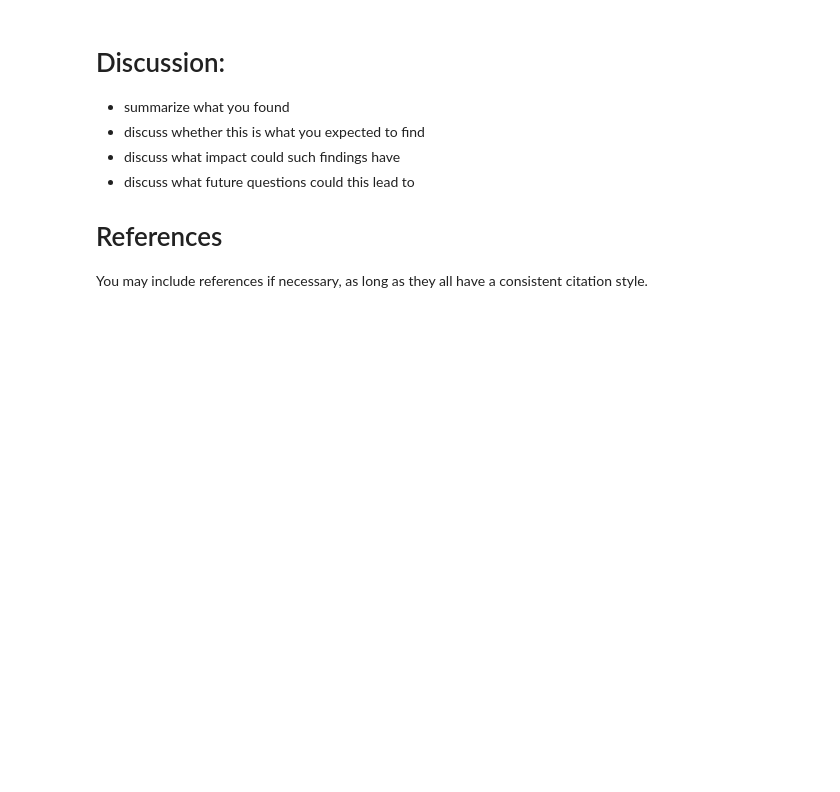
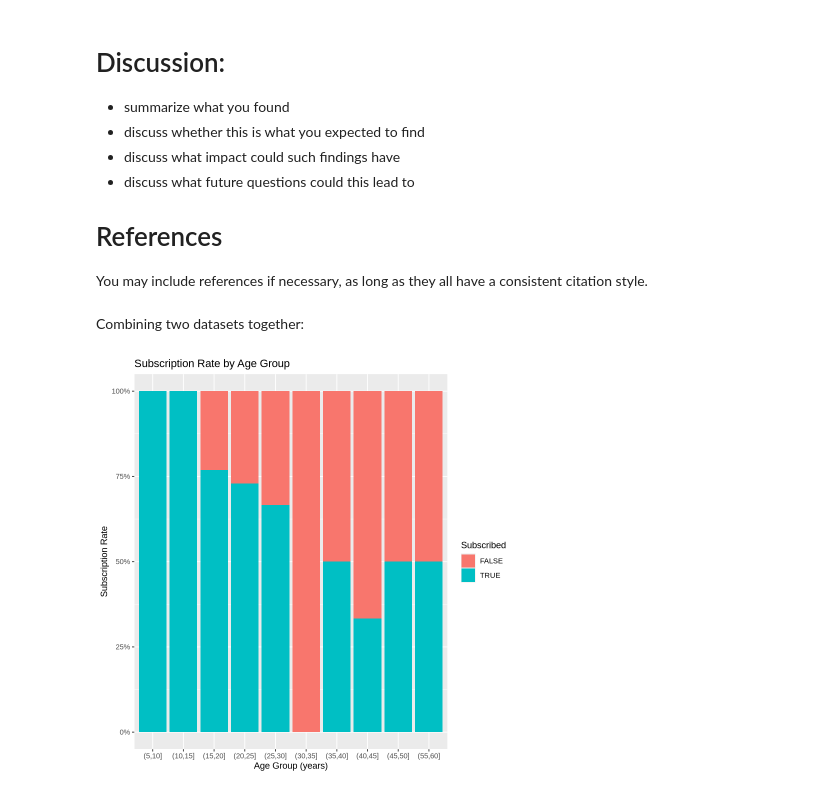
Before and after one commit to calentynes/dsci_group_project, a Jupyter notebook: group_project.ipynb, the cells around one changed output. Drawn from its saved outputs; the diff is of its cells as text; code cells hidden in the pictures; blank space fills up the shorter version.

```diff
--- a/group_project.ipynb
+++ b/group_project.ipynb
@@ -40,4 +12,4 @@ library(ggplot2)
 # %%
-players <- read_csv("data/players.csv")
-sessions <- read_csv("data/sessions.csv")
+players <- read_csv("https://raw.githubusercontent.com/calentynes/dsci_group_project/refs/heads/master/players.csv")
+sessions <- read_csv("https://raw.githubusercontent.com/calentynes/dsci_group_project/refs/heads/master/sessions.csv")
 # %% [output]
@@ -53,3 +41,5 @@ ERROR: Error: 'data/players.csv' does not exist in current working directory ('/
 # References
 
 You may include references if necessary, as long as they all have a consistent citation style.
+# %% [markdown]
+Combining two datasets together:
@@ -55,0 +57,14 @@ You may include references if necessary, as long as they all have a consistent c
+# %%
+players_clean <- players |> filter(!is.na(subscribe))
+p_age <- players_clean |>
+  filter(!is.na(Age)) |>
+  mutate(age_group = cut(Age, breaks = seq(5, 60, by = 5), right = TRUE)) |>
+  ggplot(aes(x = age_group, fill = subscribe)) +
+  geom_bar(position = "fill") +
+  scale_y_continuous(labels = percent) +
+  labs(title = "Subscription Rate by Age Group",
+       x = "Age Group (years)", y = "Subscription Rate",
+       fill = "Subscribed")
+p_age
+# %% [output]
+[figure, added]
```
Also changed, not shown: parts of 6 cells of this notebook.
